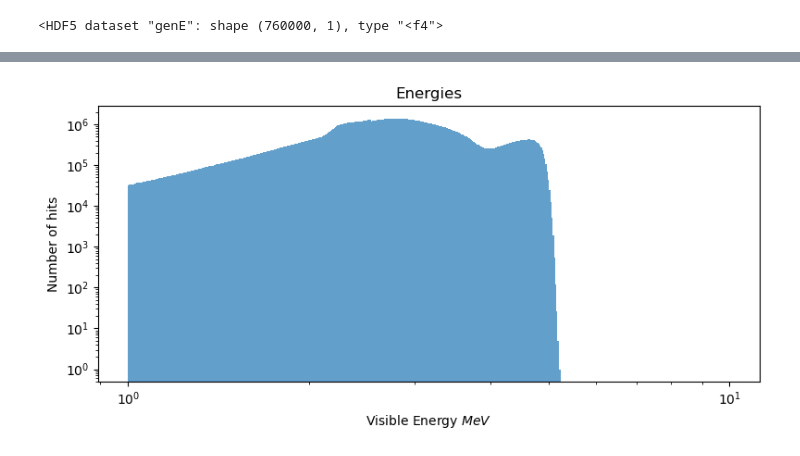
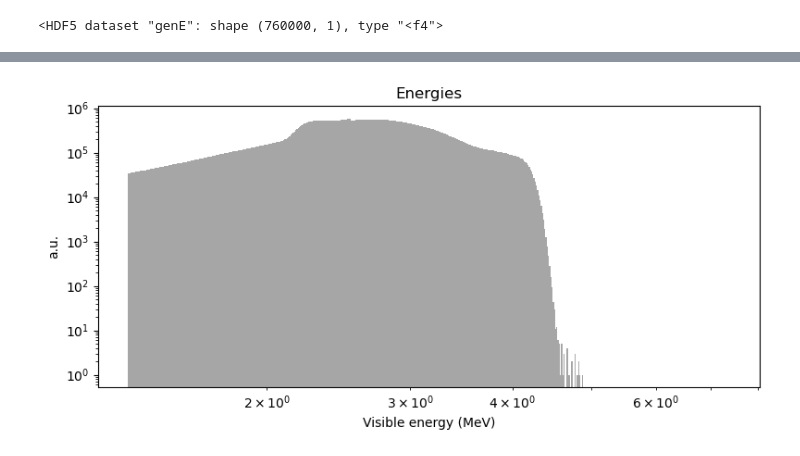
Before and after one commit to HenningRose/Shower_Visualization, a Jupyter notebook: CaloCloudsData.ipynb, the cells around one changed output, grey strips where cells are left out. Drawn from its saved outputs; the diff is of its cells as text; code cells hidden in the pictures.

Commit message:
few changes and finalization on the plots

```diff
--- a/CaloCloudsData.ipynb
+++ b/CaloCloudsData.ipynb
@@ -4,10 +4,11 @@ import pandas as pd  # Useful for manipulating the data
 import matplotlib.pyplot as plt  # For potential visualizations
 import numpy as np
 # %%
+size_of_event = 1700
 #max 500 points per shower
-file_path = '/beegfs/desy/user/korcariw/multiRes_CaloClouds/dataset/showers/photons_10_100GeV_10bins_showers_train.h5'
+#file_path = '/beegfs/desy/user/korcariw/multiRes_CaloClouds/dataset/showers/photons_10_100GeV_10bins_showers_train.h5'
 #max 1700 points per shower
-#file_path = '/beegfs/desy/user/korcariw/CaloClouds/dataset/showers/photons_10_100GeV_float32_sorted_train.h5'
+file_path = '/beegfs/desy/user/korcariw/CaloClouds/dataset/showers/photons_10_100GeV_float32_sorted_train.h5'
 with h5py.File(file_path, 'r') as f:
     dataset_names = list(f.keys())
     print(dataset_names) #get the names of the datasets
@@ -106,27 +101,26 @@ plt.show()
 # %%
 plt.figure(figsize=(8, 4)) # Adjust figure size as needed
 
 #transforming the data for a log_scale
-log_energy = np.log10(energy_xyz)
-min_value = 1
-max_value = 10
+log_energy = np.log10(energy_xyz_mev)
+min_value = 2
+max_value = 100
 num_bins = 500
-bins = np.logspace(np.log10(min_value), np.log10(max_value), num_bins + 1)
+bins = np.logspace(np.log10(min_value), np.log10(max_value), num_bins + 1, base =np.e)
 
 
 plt.title('Energies')
-plt.hist(log_energy, bins=bins, alpha=0.7)
-plt.xlabel('Visible Energy $MeV$')
-plt.ylabel('Number of hits')
+plt.hist(log_energy, bins=bins, alpha=0.7,color='grey')
+plt.xlabel('Visible energy (MeV)')
+plt.ylabel('a.u.')
 
-#plt.xticks(np.arange(1, 11, 1))
+
 plt.ticklabel_format(axis='y', style='sci', scilimits=(0,0))
-#plt.yticks(np.arange(0, 3 * 10**7 + 1, 10**7), ['0', '$1 \cdot 10^7$', '$2 \cdot 10^7$', '$3 \cdot 10^7$'])
 plt.xscale('log')
 plt.yscale('log')
 
 
 plt.tight_layout()
 plt.show()
 # %% [output]
-[figure, old version]
+[figure, new version]
```
Also changed, not shown: parts of 7 cells of this notebook.
